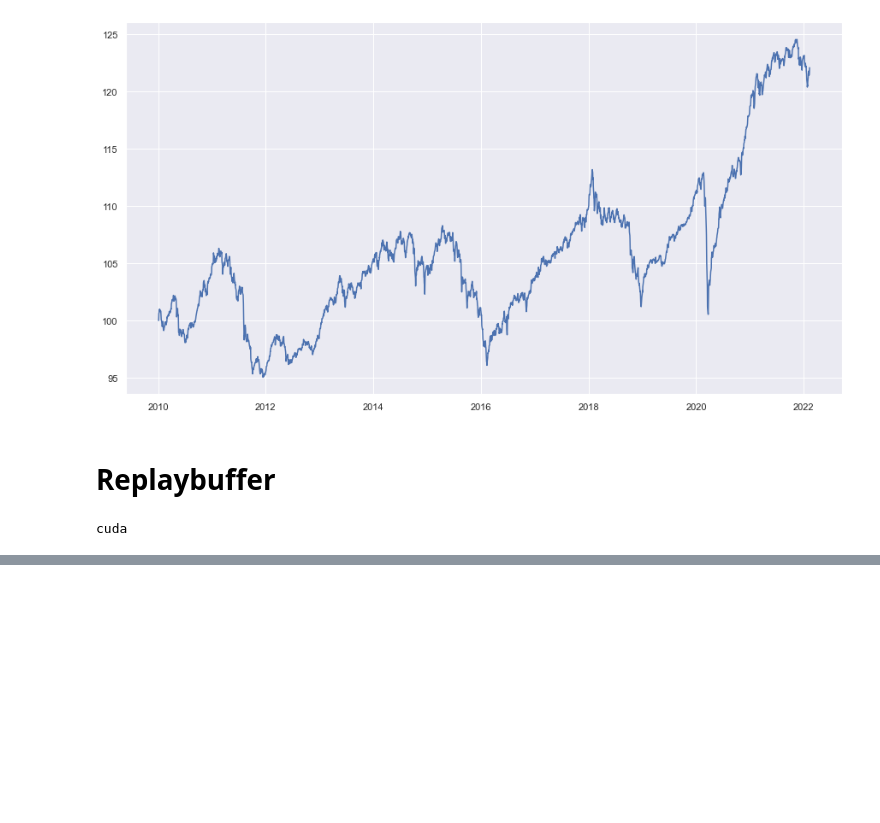
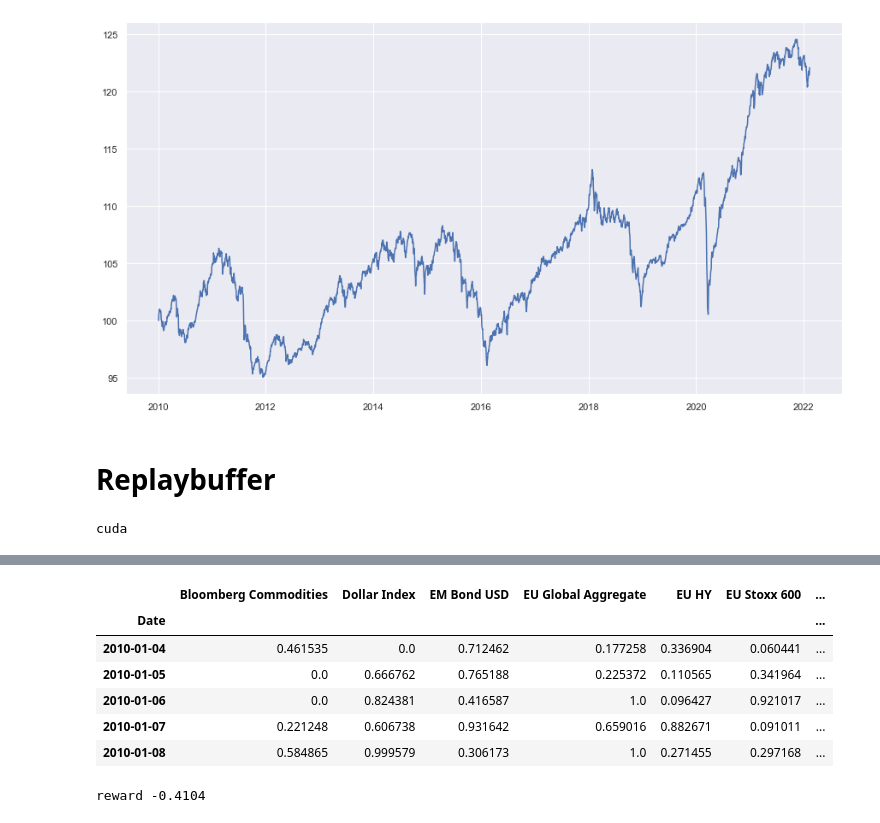
Before and after one commit to MikailINTech/DRL-for-Finance, a Jupyter notebook: drl_project.ipynb, the cells around one changed output, grey strips where cells are left out. Drawn from its saved outputs; the diff is of its cells as text; code cells hidden in the pictures; blank space fills up the shorter version.

```diff
--- a/drl_project.ipynb
+++ b/drl_project.ipynb
@@ -97,0 +335,13 @@ cuda
+# %%
+def give_weights():
+    weights_pred = []
+    for i_episode in range(len(factors_returns)):
+        state = torch.tensor(factors_returns.iloc[i_episode,:],device=device)
+        for t in [0]:
+            # Select and perform an action
+            #print(state)
+            action = select_action(state)
+            weights_pred.append(action)
+    return torch.stack(weights_pred)
+# %%
+weights_tensor = give_weights()
@@ -97,0 +370,14 @@ cuda
+# %%
+weights_predicted.head()
+# %% [output]
+|  | Bloomberg Commodities | Dollar Index | EM Bond USD | EU Global Aggregate | EU HY | EU Stoxx 600 | ... |
+| Date |  |  |  |  |  |  | ... |
+| 2010-01-04 | 0.461535 | 0.0 | 0.712462 | 0.177258 | 0.336904 | 0.060441 | ... |
+| 2010-01-05 | 0.0 | 0.666762 | 0.765188 | 0.225372 | 0.110565 | 0.341964 | ... |
+| 2010-01-06 | 0.0 | 0.824381 | 0.416587 | 1.0 | 0.096427 | 0.921017 | ... |
+| 2010-01-07 | 0.221248 | 0.606738 | 0.931642 | 0.659016 | 0.882671 | 0.091011 | ... |
+| 2010-01-08 | 0.584865 | 0.999579 | 0.306173 | 1.0 | 0.271455 | 0.297168 | ... |
+# %%
+print('reward {:.4}'.format(reward(weights_predicted, factors_returns, strategy_returns)))
+# %% [output]
+reward -0.4104
```
Also changed, not shown: parts of 22 cells of this notebook.
